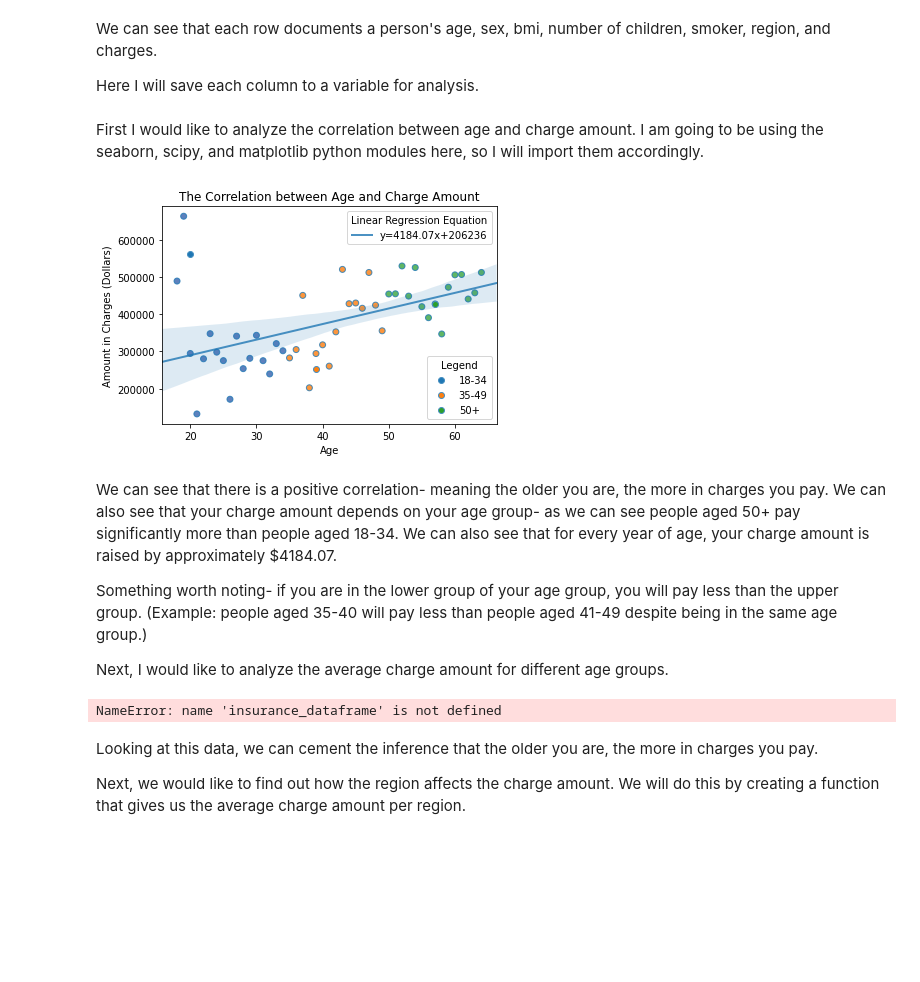
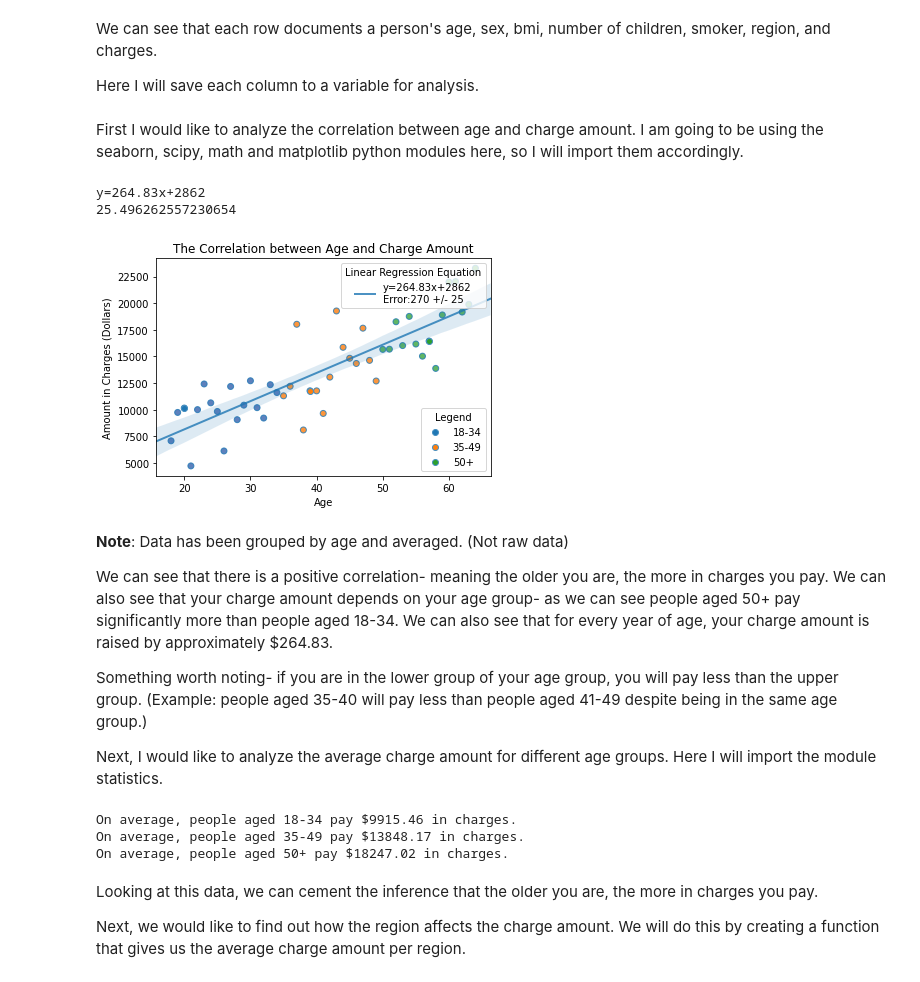
Before and after one commit to marqidox/US-Medical-Insurance-Costs, a Jupyter notebook: us-medical-insurance-costs-checkpoint.ipynb, the cells around one changed output. Saved outputs shown, nothing was run; the diff lists cells and outputs as text; code cells hidden in the pictures; blank space fills up the shorter version.

```diff
--- a/us-medical-insurance-costs-checkpoint.ipynb
+++ b/us-medical-insurance-costs-checkpoint.ipynb
@@ -50,15 +50,16 @@ smokers=insurance_dataframe['smoker']
 regions=insurance_dataframe['region']
 charges=insurance_dataframe['charges']
 # %% [markdown]
-First I would like to analyze the correlation between age and charge amount. I am going to be using the seaborn, scipy, and matplotlib python modules here, so I will import them accordingly.
+First I would like to analyze the correlation between age and charge amount. I am going to be using the seaborn, scipy, math and matplotlib python modules here, so I will import them accordingly.
 # %%
 import seaborn as sns
 from scipy import stats
 import matplotlib.pyplot as plt
 import matplotlib.lines as mlines
+import math
 
 def calculate_correlation():
-    ages_charges=insurance_dataframe.groupby('age').charges.sum().reset_index()
+    ages_charges=insurance_dataframe.groupby('age').charges.mean().reset_index()
     def determine_age_group(x):
         if x['age']<35:
             return '#3462ad'
@@ -89,49 +90,57 @@ def calculate_correlation():
         line_kws={
             'alpha':0.8,
             'linewidth':2,
-            'label':lin_reg
+            'label':f'{lin_reg}\nError:{int(math.ceil(slope/10.0))*10} +/- {round(std_err)}'
         }
     )
 
     scat.set(
         title='The Correlation between Age and Charge Amount',
         xlabel='Age',
         ylabel='Amount in Charges (Dollars)'
     )
 
     #using existing points to put in the legend
-    dot=scat.scatter(20,562857.83475,edgecolors='#4890c1')
-    dot2=scat.scatter(39,252568.341850,edgecolors='#4890c1')
-    dot3=scat.scatter(57,427626.816500,edgecolors='#4890c1')
+    dot=scat.scatter(20,10159.697736,edgecolors='#4890c1')
+    dot2=scat.scatter(39,11778.242945,edgecolors='#4890c1')
+    dot3=scat.scatter(57,16447.185250,edgecolors='#4890c1')
 
     first_legend=plt.legend(
         title='Linear Regression Equation',
         loc='upper right'
     )
 
     ax=plt.gca().add_artist(first_legend)
 
     plt.legend(
         (dot,dot2,dot3),
         ('18-34','35-49','50+'),
         loc='lower right',
         title='Legend'
     )
 
 
+
+    print(lin_reg)
+    print(std_err)
 calculate_correlation()
 # %% [output]
+y=264.83x+2862
+25.496262557230654
-[figure, old version]
+[figure, new version]
 # %% [markdown]
-We can see that there is a positive correlation- meaning the older you are, the more in charges you pay. We can also see that your charge amount depends on your age group- as we can see people aged 50+ pay significantly more than people aged 18-34. We can also see that for every year of age, your charge amount is raised by approximately $4184.07.
+**Note**: Data has been grouped by age and averaged. (Not raw data)
+
+We can see that there is a positive correlation- meaning the older you are, the more in charges you pay. We can also see that your charge amount depends on your age group- as we can see people aged 50+ pay significantly more than people aged 18-34. We can also see that for every year of age, your charge amount is raised by approximately $264.83.
 
 Something worth noting- if you are in the lower group of your age group, you will pay less than the upper group. (Example: people aged 35-40 will pay less than people aged 41-49 despite being in the same age group.)
 
 
-Next, I would like to analyze the average charge amount for different age groups.
+Next, I would like to analyze the average charge amount for different age groups. Here I will import the module statistics.
 # %%
+import statistics as stat
 def compare_charges():
-    ages_charges=insurance_dataframe.groupby('age').charges.sum().reset_index()
+    ages_charges=insurance_dataframe.groupby('age').charges.mean().reset_index()
     older_people=ages_charges[ages_charges.age>50]
     middle_aged_people=ages_charges[(ages_charges.age>35) & (ages_charges.age<50)]
     younger_people=ages_charges[ages_charges.age<35]
@@ -145,7 +154,9 @@ def compare_charges():
 
 compare_charges()
 # %% [output]
-NameError: name 'insurance_dataframe' is not defined
+On average, people aged 18-34 pay $9915.46 in charges.
+On average, people aged 35-49 pay $13848.17 in charges.
+On average, people aged 50+ pay $18247.02 in charges.
 # %% [markdown]
 Looking at this data, we can cement the inference that the older you are, the more in charges you pay.
 
```
Also changed, not shown: parts of 3 cells of this notebook.
